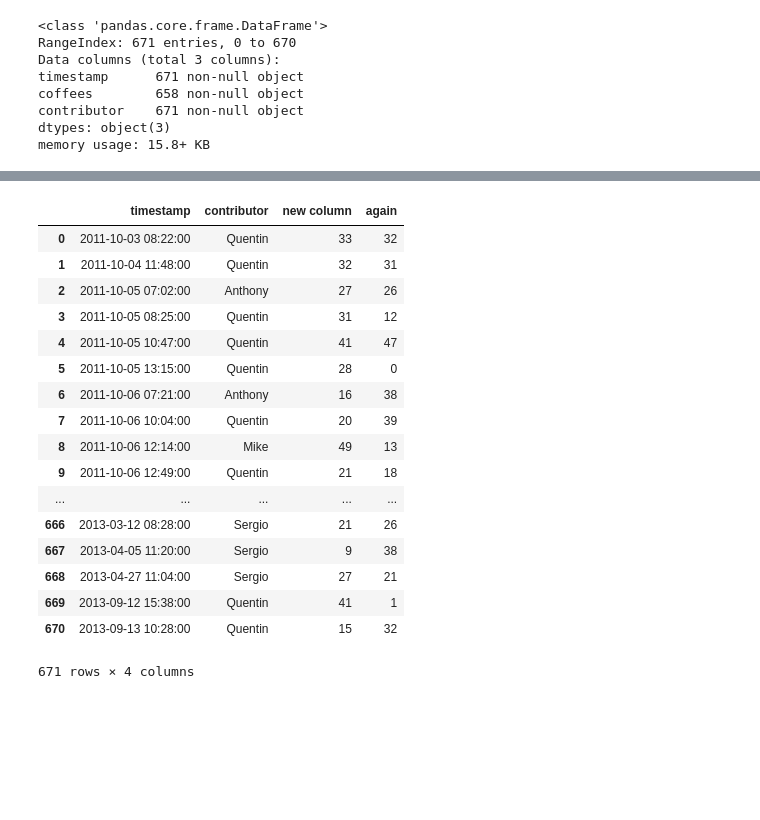
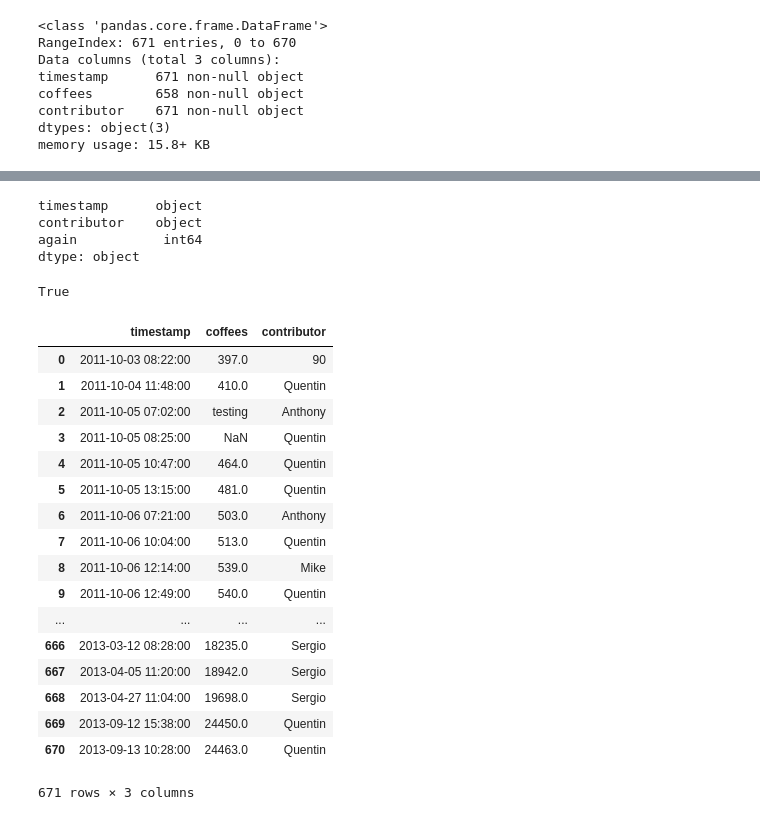
Before and after one commit to jestpt/WorkshopBioChemistry, a Jupyter notebook: Pandas/pandasIntro.ipynb, the cells around one changed output, grey strips where cells are left out. Drawn from its saved outputs; the diff is of its cells as text; code cells hidden in the pictures; blank space fills up the shorter version.

```diff
--- a/Pandas/pandasIntro.ipynb
+++ b/Pandas/pandasIntro.ipynb
@@ -130,21 +120,33 @@ temp['again']=np.random.randint(0,50,size=len(temp))
 # %%
-temp
+temp.dtypes
 # %% [output]
-|  | timestamp | contributor | new column | again |
-| 0 | 2011-10-03 08:22:00 | Quentin | 33 | 32 |
-| 1 | 2011-10-04 11:48:00 | Quentin | 32 | 31 |
-| 2 | 2011-10-05 07:02:00 | Anthony | 27 | 26 |
-| 3 | 2011-10-05 08:25:00 | Quentin | 31 | 12 |
-| 4 | 2011-10-05 10:47:00 | Quentin | 41 | 47 |
-| 5 | 2011-10-05 13:15:00 | Quentin | 28 | 0 |
-| 6 | 2011-10-06 07:21:00 | Anthony | 16 | 38 |
-| 7 | 2011-10-06 10:04:00 | Quentin | 20 | 39 |
-| 8 | 2011-10-06 12:14:00 | Mike | 49 | 13 |
-| 9 | 2011-10-06 12:49:00 | Quentin | 21 | 18 |
-| ... | ... | ... | ... | ... |
-| 666 | 2013-03-12 08:28:00 | Sergio | 21 | 26 |
-| 667 | 2013-04-05 11:20:00 | Sergio | 9 | 38 |
-| 668 | 2013-04-27 11:04:00 | Sergio | 27 | 21 |
-| 669 | 2013-09-12 15:38:00 | Quentin | 41 | 1 |
-| 670 | 2013-09-13 10:28:00 | Quentin | 15 | 32 |
-671 rows × 4 columns
+timestamp      object
+contributor    object
+again           int64
+dtype: object
+# %%
+temp.timestamp is temp['timestamp']
+# %% [output]
+True
+# %%
+data.iloc[0, 2] = 90
+data
+# %% [output]
+|  | timestamp | coffees | contributor |
+| 0 | 2011-10-03 08:22:00 | 397.0 | 90 |
+| 1 | 2011-10-04 11:48:00 | 410.0 | Quentin |
+| 2 | 2011-10-05 07:02:00 | testing | Anthony |
+| 3 | 2011-10-05 08:25:00 | NaN | Quentin |
+| 4 | 2011-10-05 10:47:00 | 464.0 | Quentin |
+| 5 | 2011-10-05 13:15:00 | 481.0 | Quentin |
+| 6 | 2011-10-06 07:21:00 | 503.0 | Anthony |
+| 7 | 2011-10-06 10:04:00 | 513.0 | Quentin |
+| 8 | 2011-10-06 12:14:00 | 539.0 | Mike |
+| 9 | 2011-10-06 12:49:00 | 540.0 | Quentin |
+| ... | ... | ... | ... |
+| 666 | 2013-03-12 08:28:00 | 18235.0 | Sergio |
+| 667 | 2013-04-05 11:20:00 | 18942.0 | Sergio |
+| 668 | 2013-04-27 11:04:00 | 19698.0 | Sergio |
+| 669 | 2013-09-12 15:38:00 | 24450.0 | Quentin |
+| 670 | 2013-09-13 10:28:00 | 24463.0 | Quentin |
+671 rows × 3 columns
```
Also changed, not shown: parts of 6 cells of this notebook, 1 other file.
